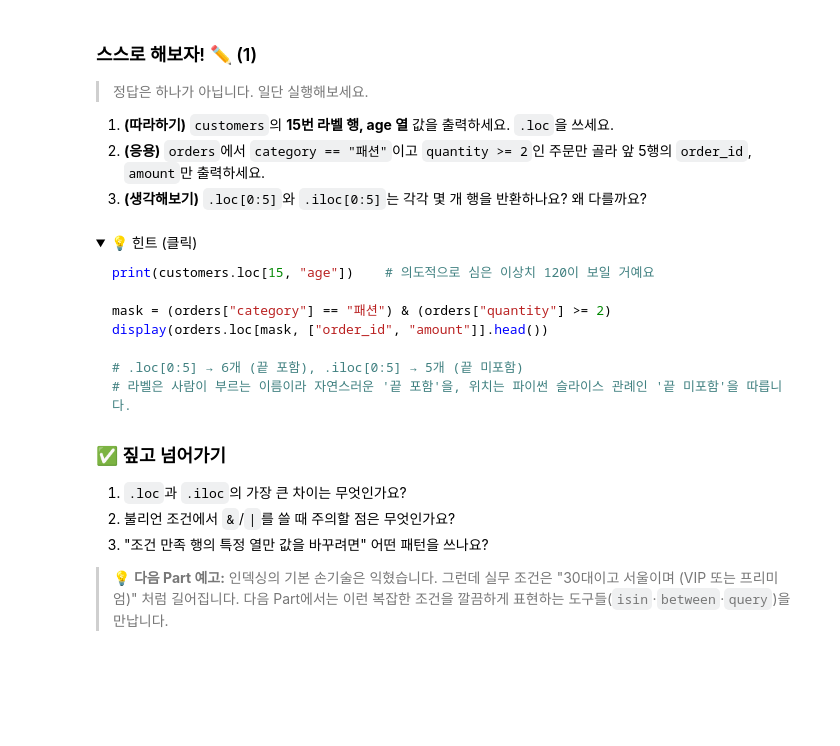
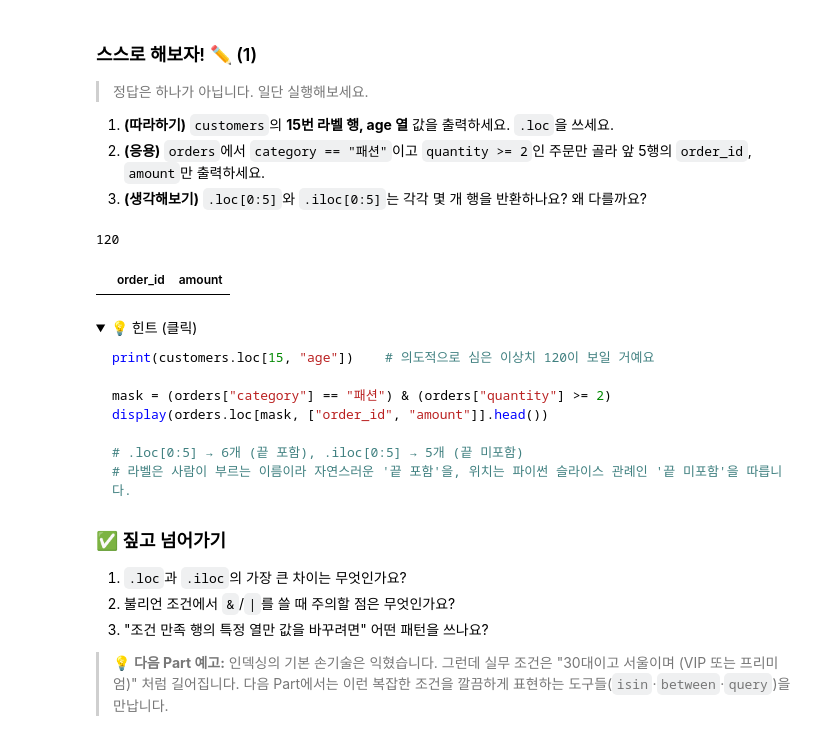
Before and after one commit to dowxy589-sudo/DI-2, a Jupyter notebook: LMS/결측치에도 이유가 있다.ipynb, the cells around one changed output. Cells and saved outputs as stored; diff of their text form; code cells hidden in the pictures; folded sections open; blank space fills up the shorter version.

```diff
--- a/LMS/결측치에도 이유가 있다.ipynb
+++ b/LMS/결측치에도 이유가 있다.ipynb
@@ -329,11 +415,14 @@ print("결측이 된 개수:", demo2["age"].isnull().sum())
 # %%
 # 스스로 해보자! (1)
 # 1) 15번 라벨 행, age 열
 print(customers.loc[15, "age"])
 
 # 2) 패션 카테고리 + 수량 2 이상 주문의 order_id, amount 앞 5행
-mask = (orders["category"] == "패션") & (orders["quantity"] >= 2)
+mask = (orders["category"] == "Fashion") & (orders["quantity"] >= 2)
 display(orders.loc[mask, ["order_id", "amount"]].head())
+# %% [output]
+120
+|  | order_id | amount |
 # %% [markdown]
 <details>
 <summary>💡 힌트 (클릭)</summary>
```
Also changed, not shown: parts of 42 cells of this notebook, 10 other files.
